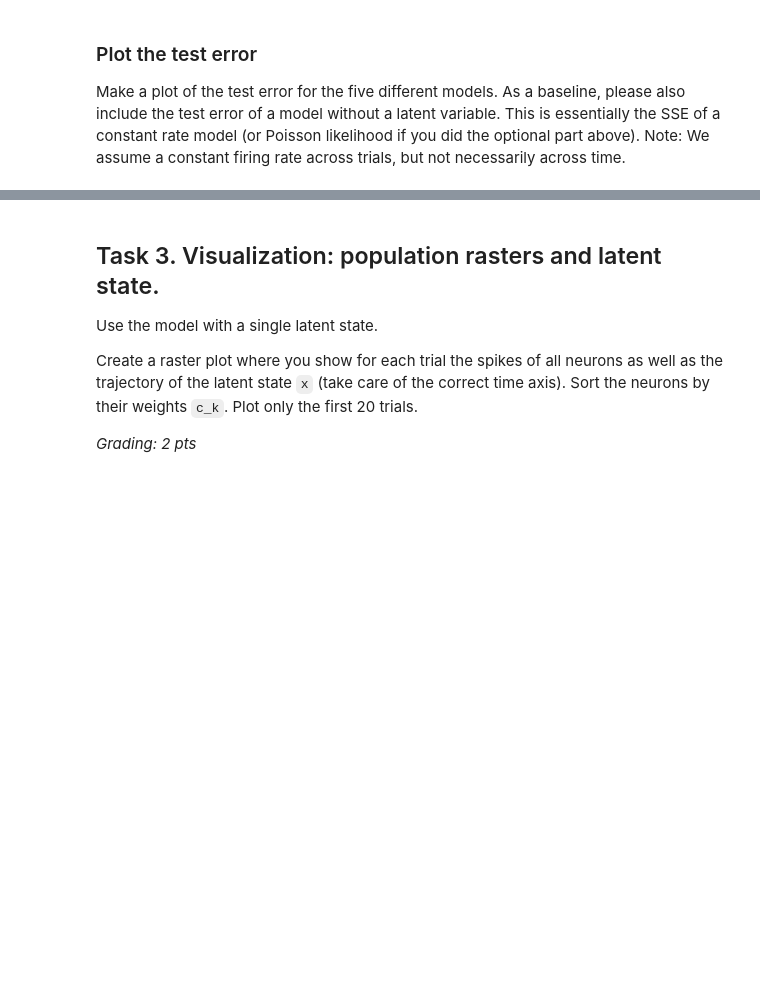
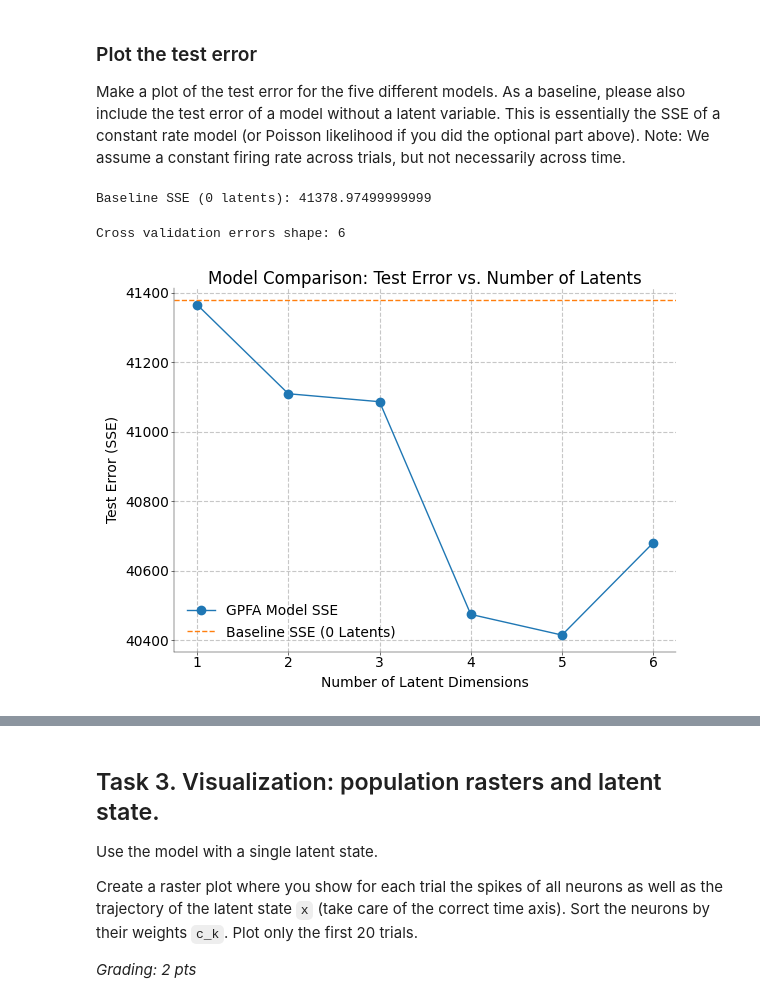
Before and after one commit to JuliusGrote/NDS_2025, a Jupyter notebook: notebooks/CodingLab6.ipynb, the cells around one changed output, grey strips where cells are left out. Cells and saved outputs as stored; diff of their text form; code cells hidden in the pictures; blank space fills up the shorter version.

```diff
--- a/notebooks/CodingLab6.ipynb
+++ b/notebooks/CodingLab6.ipynb
@@ -249,5 +374,6 @@ $log(L) = l(\lambda_k; x_1, ..., x_N) = \ldots$
 # Perfom cross validation (1 pt)
 # ------------------------------
 
+
 # do the actual cross validation
-xval =
+cross_val = util.crossValidation(data, numTrainingTrials=80, numTestTrials=20)
@@ -281,3 +402,78 @@ ax.axhline(baseline_error, linestyle="--")
+# %%
+# --------------------------------------------------------------------------------
+# Compute and plot the test errors for the different latent variable models (1 pt)
+# --------------------------------------------------------------------------------
+train_set, test_set = util.splitTrainingTestDataset(
+    data, numTrainingTrials=80, numTestTrials=20
+)
+
+# compute baseline error
+# A constant rate model predicts the mean firing rate for each neuron at each time bin,
+# averaged over the training trials.
+
+# 1. Calculate mean rates per bin for each neuron from the training set
+num_neurons = train_set.ydim
+num_bins_per_trial = train_set.T
+mean_rates_train = np.zeros((num_neurons, num_bins_per_trial))
+
+for trial_data in train_set.data:
+    mean_rates_train += trial_data["Y"]  # Summing up spike counts for each neuron/bin
+mean_rates_train /= train_set.numTrials  # Averaging over training trials
+
+# 2. Calculate SSE on the test set using these mean rates
+baseline_error_sse = 0
+for trial_data in test_set.data:
+    actual_spikes_test_trial = trial_data["Y"]
+    # Prediction for each bin in this test trial is the mean_rates_train
+    squared_errors_trial = (actual_spikes_test_trial - mean_rates_train) ** 2
+    baseline_error_sse += np.sum(squared_errors_trial)
+
+baseline_error = baseline_error_sse
+print(f"Baseline SSE (0 latents): {baseline_error}")
+# %% [output]
+Baseline SSE (0 latents): 41378.97499999999
+# %%
+# -------------------------------------------------------------------------
+# Compute and plot the test errors for the different latent variable models
+# and answer the questions below (1+1 pts)
+# -------------------------------------------------------------------------
+
+# Your plot here
+fig, ax = plt.subplots(figsize=(6, 4.5))  # Adjusted figsize
+
+# X-axis: Latent dimensionalities (1 to maxXdim)
+# Assuming cross_val.maxXdim holds the maximum number of dimensions tested
+# If cross_val.errs has 5 elements, this will be 1 to 5.
+latent_dims = np.arange(1, len(cross_val.errs) + 1)
+
+print("Cross validation errors shape:", len(cross_val.errs))
+# plot model error
+ax.plot(
+    latent_dims,  # Use the correctly determined latent dimensions
+    cross_val.errs,  # Corrected attribute name
+    marker="o",
+    linestyle="-",
+    label="GPFA Model SSE",  # More descriptive label
+    color="tab:blue",
+)
+# plot baseline
+ax.axhline(
+    baseline_error,
+    linestyle="--",
+    label="Baseline SSE (0 Latents)",
+    color="tab:orange",  # Adjusted label and color
+)
+ax.set_xlabel("Number of Latent Dimensions")  # More descriptive label
+ax.set_ylabel("Test Error (SSE)")
+ax.set_title("Model Comparison: Test Error vs. Number of Latents")
+ax.set_xticks(latent_dims)  # Ensure ticks for each latent dimension tested
+ax.legend()
+ax.grid(True, which="both", linestyle="--", alpha=0.7)  # Added more grid details
+plt.tight_layout()
+plt.show()
+# %% [output]
+Cross validation errors shape: 6
+[figure, added]
 # %% [markdown]
 ### Questions
 
```
Also changed, not shown: parts of 15 cells of this notebook.
